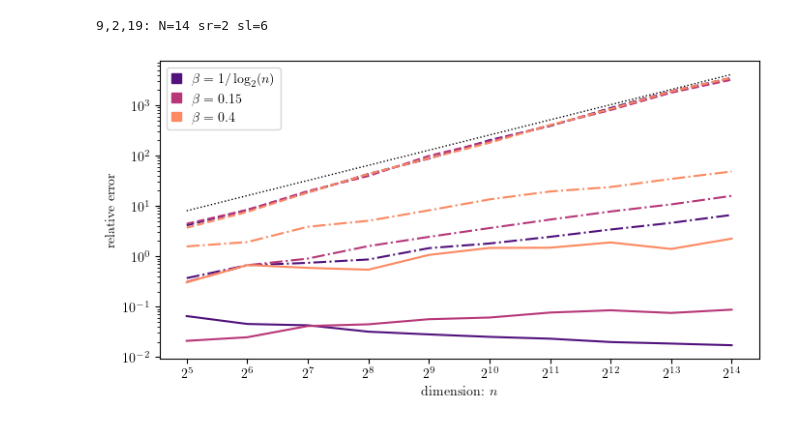
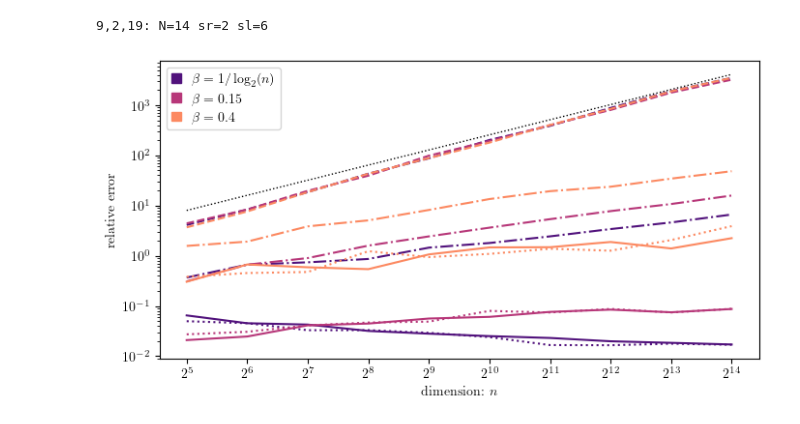
Before and after one commit to tchen-research/HODLR_approx, a Jupyter notebook: fig3_hard_scale_with_N.ipynb, the cells around one changed output. Drawn from its saved outputs; the diff is of its cells as text; code cells hidden in the pictures.

```diff
--- a/fig3_hard_scale_with_N.ipynb
+++ b/fig3_hard_scale_with_N.ipynb
@@ -74,32 +76,32 @@ fig,axs = plt.subplots(1,1,figsize=(8,4),sharex=True,sharey=True)
 fig.subplots_adjust(wspace=.1)
 
 axs.plot(2**Ns,2**Ns/4,ls=':',lw=1,color='k')
 
 handles = []
 for j in range(len(βs(1))):
 
     c = plt.cm.magma((j+1)/(len(βs(1))+1))
     β = '1/\log_2(n)' if j==0 else βs(1)[j]
 
     axs.plot(2**Ns,np.mean(errs['GN1'][:,j]/err_opt[:,None]-1,axis=1),color=c)
-    #ax.plot(1/βs,np.mean(errs['GN2'][i]/err_opt[i]-1,axis=1),color=c,ls=':')
+    axs.plot(2**Ns,np.mean(errs['GN2'][:,j]/err_opt[:,None]-1,axis=1),color=c,ls=':')
     axs.plot(2**Ns,np.mean(errs['RSVD1'][:,j]/err_opt[:,None]-1,axis=1),color=c,ls='--')
     axs.plot(2**Ns,np.mean(errs['RSVD2'][:,j]/err_opt[:,None]-1,axis=1),color=c,ls='-.')
 
 
     handles.append(mpatches.Circle((0,0),.5,color=c,label=rf'$\beta={β}$'))
 
 axs.legend(handles=handles,loc='upper left',handlelength=0.7)
 
 axs.set_xlabel('dimension: $n$')
 axs.set_yscale('log')
 axs.set_xscale('log')
 axs.set_xticks(2**Ns)
 axs.xaxis.set_tick_params(which='minor',bottom=False)
 axs.set_xticklabels([rf'$2^{{{N}}}$' for N in Ns])
 
 axs.set_ylabel('relative error')
 
 plt.savefig('imgs/exponential_growth.pdf')
 # %% [output]
-[figure, old version]
+[figure, new version]
```
Also changed, not shown: parts of 1 cell of this notebook, 3 other files.
